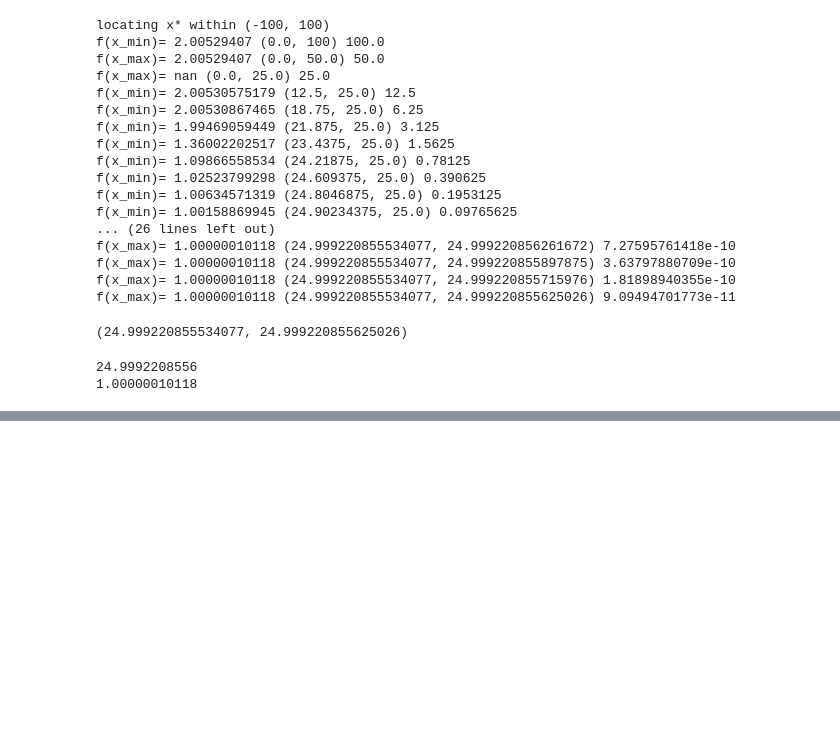
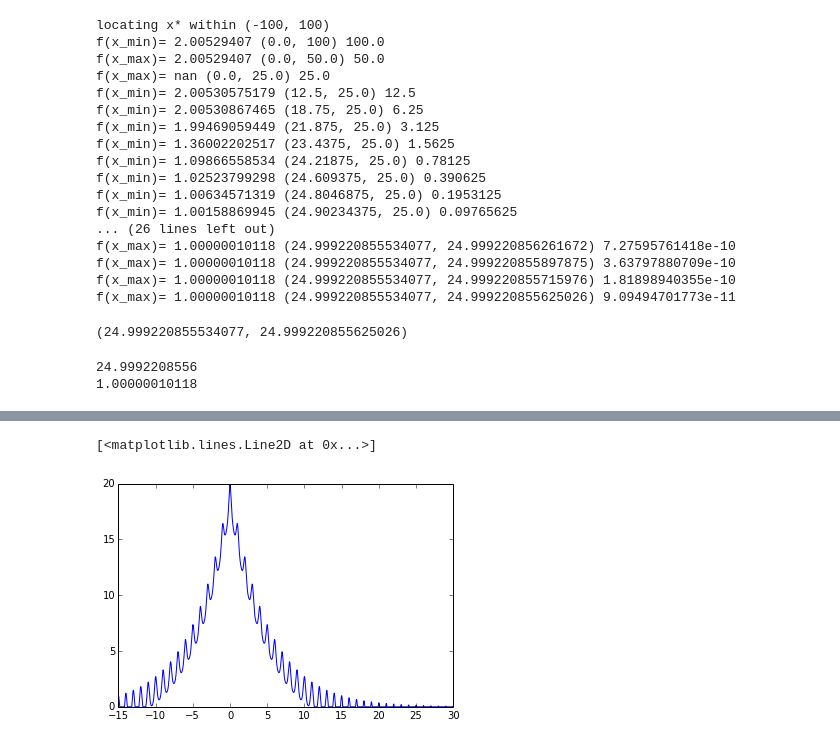
Before and after one commit to robertsdionne/notebooks, a Jupyter notebook: Global Optimization.ipynb, the cells around one changed output, grey strips where cells are left out. Saved outputs shown, nothing was run; the diff lists cells and outputs as text; code cells hidden in the pictures; blank space fills up the shorter version.

```diff
--- a/Global Optimization.ipynb
+++ b/Global Optimization.ipynb
@@ -158,0 +180,7 @@ print f(x_star)
+# %%
+V2 = Deviation(1, Ackley)
+# %%
+plt.plot(x2, V2(20, x2))
+# %% [output]
+[<matplotlib.lines.Line2D at 0x...>]
+[figure, added]
```
Also changed, not shown: parts of 27 cells of this notebook, 1 other file.
